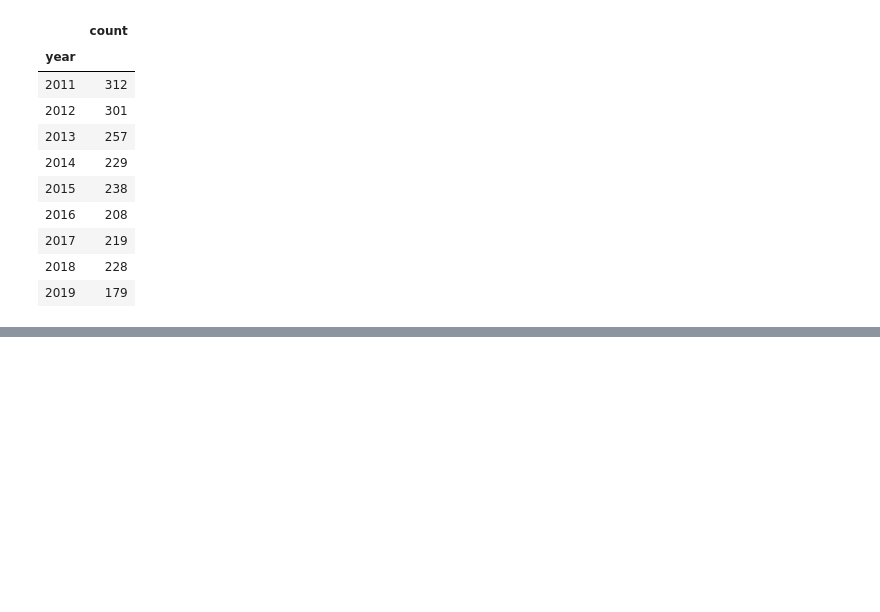
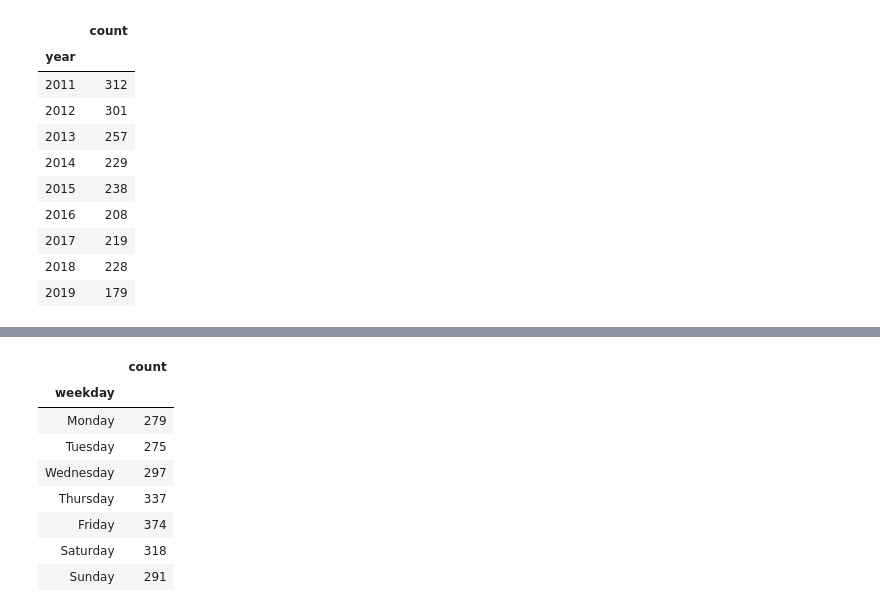
Before and after one commit to randombenj/hslu-dbs, a Jupyter notebook: project/data-mining.ipynb, the cells around one changed output, grey strips where cells are left out. Drawn from its saved outputs; the diff is of its cells as text; code cells hidden in the pictures; blank space fills up the shorter version.

```diff
--- a/project/data-mining.ipynb
+++ b/project/data-mining.ipynb
@@ -238,0 +240,27 @@ lethal_accident_by_year.plot()
+# %%
+weekdays = ['Monday', 'Tuesday', 'Wednesday', 'Thursday', 'Friday', 'Saturday', 'Sunday']
+
+lethal_accident_by_weekday = pd.DataFrame(list(db.accidents.aggregate([
+    {"$match": {"severity.id": {"$eq": "as1"}}},
+    {"$group" : {"_id": "$timestamp.weekday", "count": {"$sum": 1}}},
+    {"$project": {
+      "_id": 0,
+      "weekday": "$_id",
+      "count": 1,
+    }},
+    {"$sort": {"weekday": 1}},
+])))
+lethal_accident_by_weekday.set_index("weekday", inplace=True)
+lethal_accident_by_weekday = lethal_accident_by_weekday.reindex(weekdays)
+
+lethal_accident_by_weekday
+# %% [output]
+|  | count |
+| weekday |  |
+| Monday | 279 |
+| Tuesday | 275 |
+| Wednesday | 297 |
+| Thursday | 337 |
+| Friday | 374 |
+| Saturday | 318 |
+| Sunday | 291 |
```
Also changed, not shown: parts of 5 cells of this notebook.
